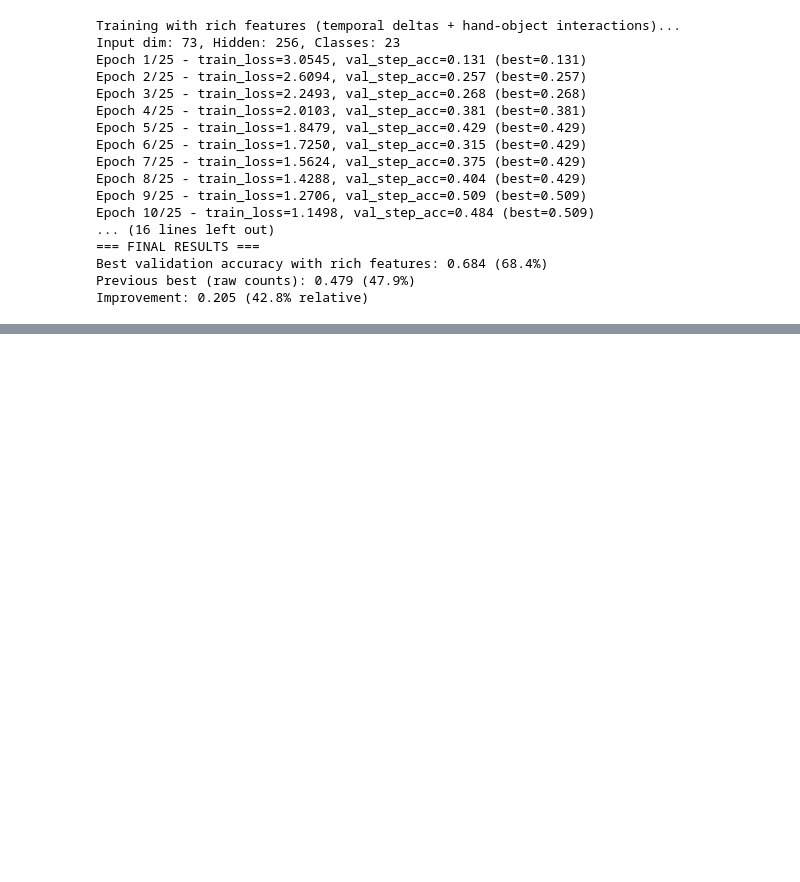
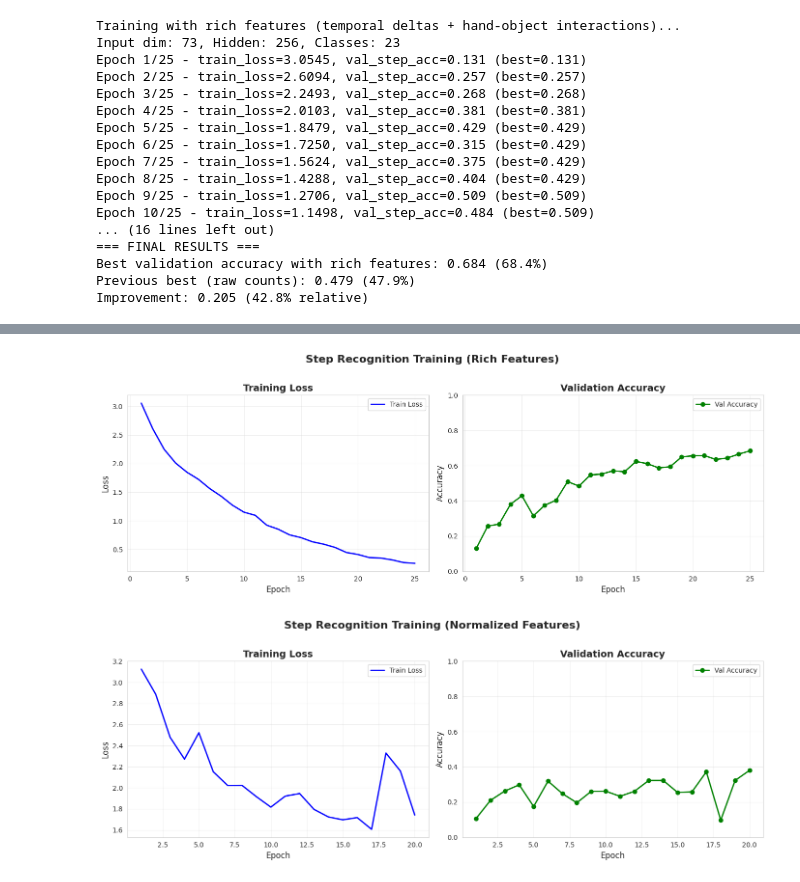
Before and after one commit to shreyan01/k-project, a Jupyter notebook: yolo26.ipynb, the cells around one changed output, grey strips where cells are left out. Drawn from its saved outputs; the diff is of its cells as text; code cells hidden in the pictures; blank space fills up the shorter version.

```diff
--- a/yolo26.ipynb
+++ b/yolo26.ipynb
@@ -2703,0 +3085,24 @@ Results saved to /home/nyan/k-project/runs/detect/val7
+# %%
+# ===== AUTO-PLOT: Training curves from printed output =====
+# Extract from your training output (you can also modify training loops to store these)
+
+# Rich features training (25 epochs)
+rich_train_losses = [3.0545, 2.6094, 2.2493, 2.0103, 1.8479, 1.7250, 1.5624, 1.4288, 1.2706, 1.1498,
+                     1.0938, 0.9223, 0.8527, 0.7530, 0.7048, 0.6324, 0.5901, 0.5332, 0.4444, 0.4104,
+                     0.3558, 0.3475, 0.3156, 0.2694, 0.2557]
+rich_val_accs = [0.131, 0.257, 0.268, 0.381, 0.429, 0.315, 0.375, 0.404, 0.509, 0.484,
+                 0.547, 0.552, 0.571, 0.565, 0.624, 0.611, 0.587, 0.594, 0.649, 0.656,
+                 0.657, 0.635, 0.643, 0.665, 0.684]
+
+plot_training_curves(rich_train_losses, rich_val_accs, title="Step Recognition Training (Rich Features)")
+
+# Normalized features training (20 epochs)
+norm_train_losses = [3.1248, 2.8870, 2.4789, 2.2722, 2.5220, 2.1522, 2.0221, 2.0229, 1.9156, 1.8169,
+                     1.9212, 1.9457, 1.7955, 1.7240, 1.6966, 1.7178, 1.6065, 2.3293, 2.1593, 1.7421]
+norm_val_accs = [0.107, 0.210, 0.263, 0.298, 0.175, 0.319, 0.248, 0.196, 0.261, 0.262,
+                 0.233, 0.261, 0.323, 0.323, 0.255, 0.258, 0.372, 0.097, 0.323, 0.380]
+
+plot_training_curves(norm_train_losses, norm_val_accs, title="Step Recognition Training (Normalized Features)")
+# %% [output]
+[figure, added]
+[figure, added]
```
Also changed, not shown: parts of 4 cells of this notebook.
